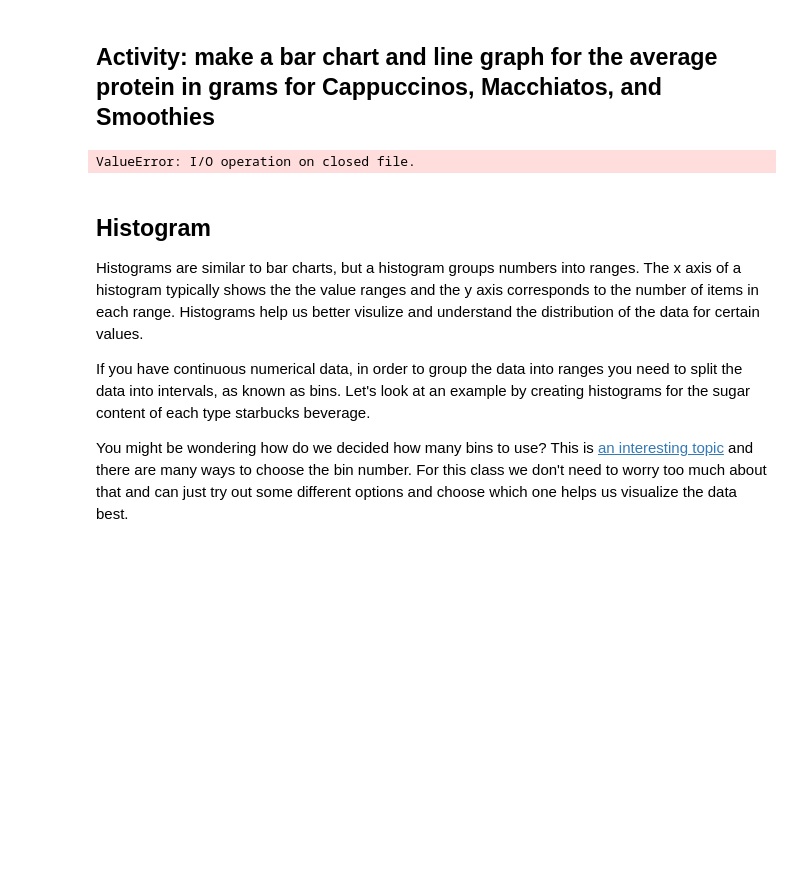
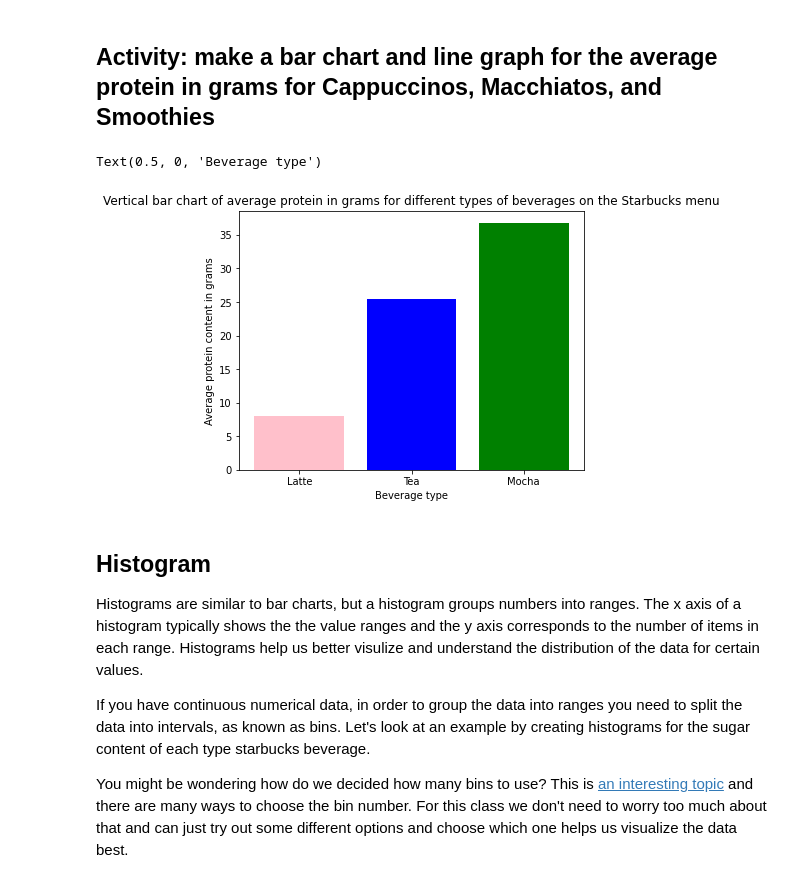
Before and after one commit to Make-School-Courses/QL-1.1-Quantitative-Reasoning, a Jupyter notebook: Notebooks/visualizations/visualizations_in_data.ipynb, the cells around one changed output. Cells and saved outputs as stored; diff of their text form; code cells hidden in the pictures; blank space fills up the shorter version.

```diff
--- a/Notebooks/visualizations/visualizations_in_data.ipynb
+++ b/Notebooks/visualizations/visualizations_in_data.ipynb
@@ -164,46 +146,47 @@ with open('starbucks_drinkMenu_expanded.csv') as csvfile: #open the file
     drinksreader = csv.reader(csvfile)
     headers = next(drinksreader, None)
 
-protein_in_cappuccinos = []
-protein_in_macchiatos = []
-protein_in_smoothies = []
+    protein_in_cappuccinos = []
+    protein_in_macchiatos = []
+    protein_in_smoothies = []
 
-for row in drinksreader:
-        drink_category = row[drink_category_index]
-        sugar_grams = row[sugars_index]
-        if 'Cappuccino' in drink_category:
-            protein_in_cappuccinos.append(float(protein_grams))
-        if 'Macchiato' in drink_category:
-            protein_in_macchiatos.append(float(protein_grams))
-        if 'Smoothie' in drink_category:
-            protein_in_smoothies.append(float(protein_grams))
+    for row in drinksreader:
+            drink_category = row[drink_category_index]
+            protein_grams = row[sugars_index]
+            if 'Cappuccino' in drink_category:
+                protein_in_cappuccinos.append(float(protein_grams))
+            if 'Macchiato' in drink_category:
+                protein_in_macchiatos.append(float(protein_grams))
+            if 'Smoothie' in drink_category:
+                protein_in_smoothies.append(float(protein_grams))
 
 beverage_categories = ["Latte", 'Tea', 'Mocha']
 #average the sugar content
 average_protein_in_capp = np.mean(protein_in_cappuccinos)
 average_protein_in_mach = np.mean(protein_in_macchiatos)
 average_protein_in_smoothies = np.mean(protein_in_smoothies)
 
 average_protein = [average_protein_in_capp, average_protein_in_mach, average_protein_in_smoothies]
 
 vertical_bar_chart_figure = plt.figure() #The outer container
 vertical_bar_chart_axes = vertical_bar_chart_figure.add_axes([0.1, 0.2, 0.8, 0.9]) #The actual chart inside the figure
 #For more explanation: https://heartbeat.fritz.ai/introduction-to-matplotlib-data-visualization-in-python-d9143287ae39
 
 #Create the bar chart using the bar() method
 #The color argument lets us specify a list of colors for each of the bars
 vertical_bar_chart_axes.bar(beverage_categories, average_protein, color=["pink", "blue", "green"])
 
 #Let's customize our chart!
 
 #Give it a title
 vertical_bar_chart_axes.set_title('Vertical bar chart of average protein in grams for different types of beverages on the Starbucks menu')
 
 #Always label your axis or no one will be able to understand what the chart is showing
 vertical_bar_chart_axes.set_ylabel('Average protein content in grams')
 vertical_bar_chart_axes.set_xlabel('Beverage type')
 # %% [output]
-ValueError: I/O operation on closed file.
+Text(0.5, 0, 'Beverage type')
+[figure, added]
 # %% [markdown]
 ## Histogram
 
```
Also changed, not shown: parts of 4 cells of this notebook, 1 other file.
